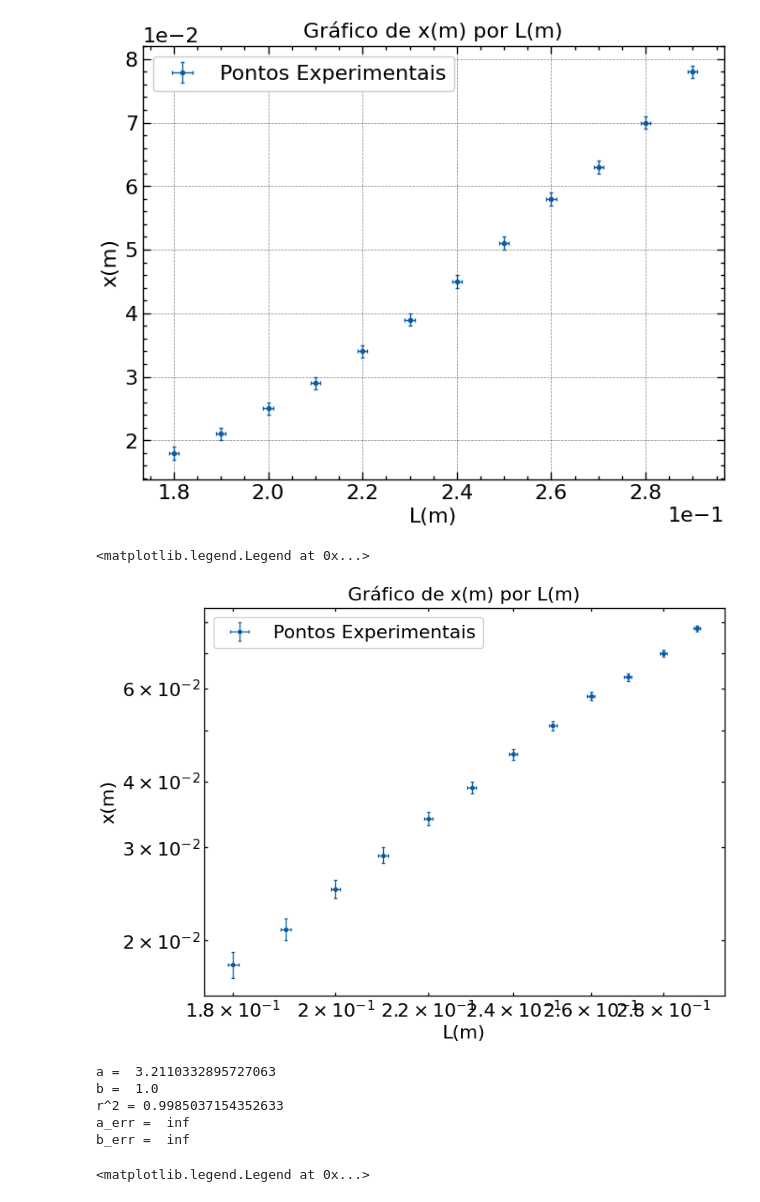
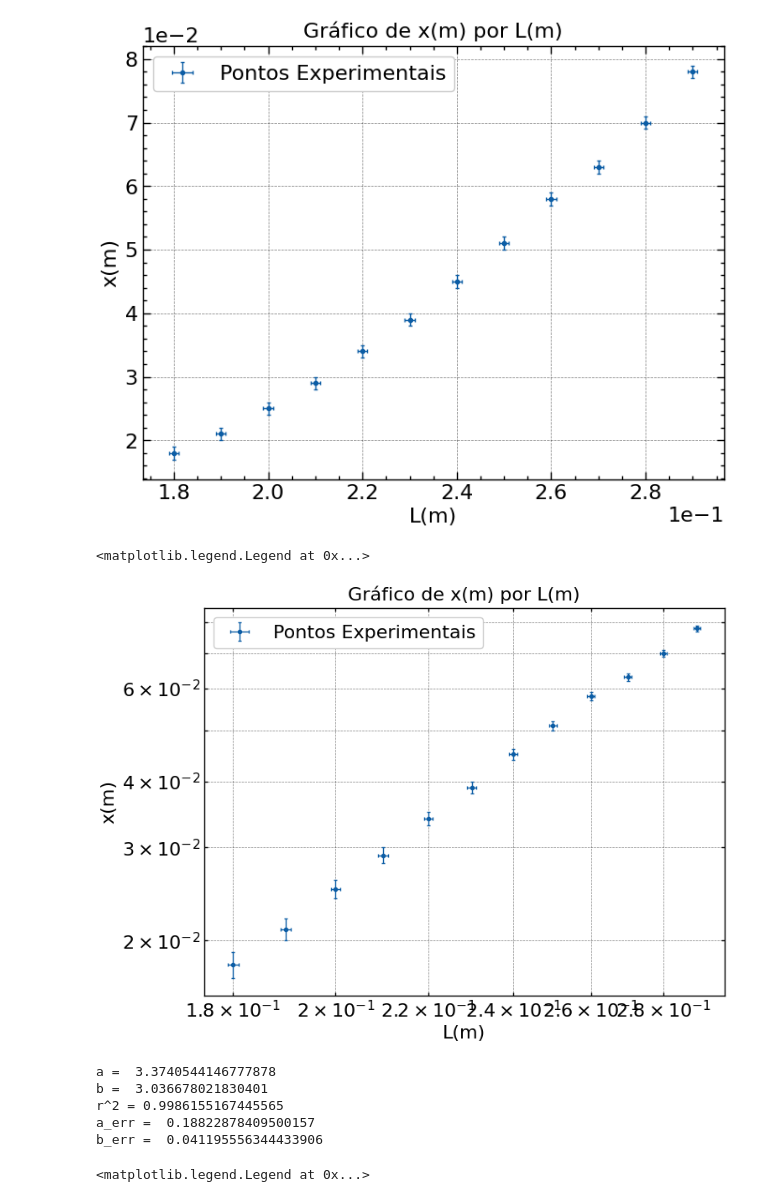
Before and after one commit to matncb/laboratorio-fisica1, a Jupyter notebook: pratica2/exp2.ipynb, the cells around one changed output. Cells and saved outputs as stored; diff of their text form; code cells hidden in the pictures.

```diff
--- a/pratica2/exp2.ipynb
+++ b/pratica2/exp2.ipynb
@@ -62,23 +62,25 @@ plt.legend()
 # %%
 #grafico log-log
 
 plt.errorbar(x_data, y_data, xerr = x_err, yerr = y_err, marker = 'o', ls = '', ms = 3, capsize=1.5, elinewidth=1, label ="Pontos Experimentais")
 plt.title('Gráfico de x(m) por L(m)')
-
 plt.yscale('log')
 plt.xscale('log')
+
+plt.grid(True, which="both")
+
 
 plt.xlabel(r'L(m)')
 plt.ylabel(r'x(m)')
 
 
 plt.legend()
 # %% [output]
 <matplotlib.legend.Legend at 0x...>
-[figure, old version]
+[figure, new version]
 # %%
 def func(x,a, b):
-    return a*x**3
+    return a*x**b
 
 popt, pcov = curve_fit(func, x_data, y_data)
 a, b = popt
@@ -91,11 +93,11 @@ print(r'r^2 =', r2)
 print('a_err = ', a_err)
 print('b_err = ', b_err)
 # %% [output]
-a =  3.2110332895727063
-b =  1.0
-r^2 = 0.9985037154352633
-a_err =  inf
-b_err =  inf
+a =  3.3740544146777878
+b =  3.036678021830401
+r^2 = 0.9986155167445565
+a_err =  0.18822878409500157
+b_err =  0.041195556344433906
 # %%
 #fit
 
```
Also changed, not shown: parts of 4 cells of this notebook, 1 other file.
